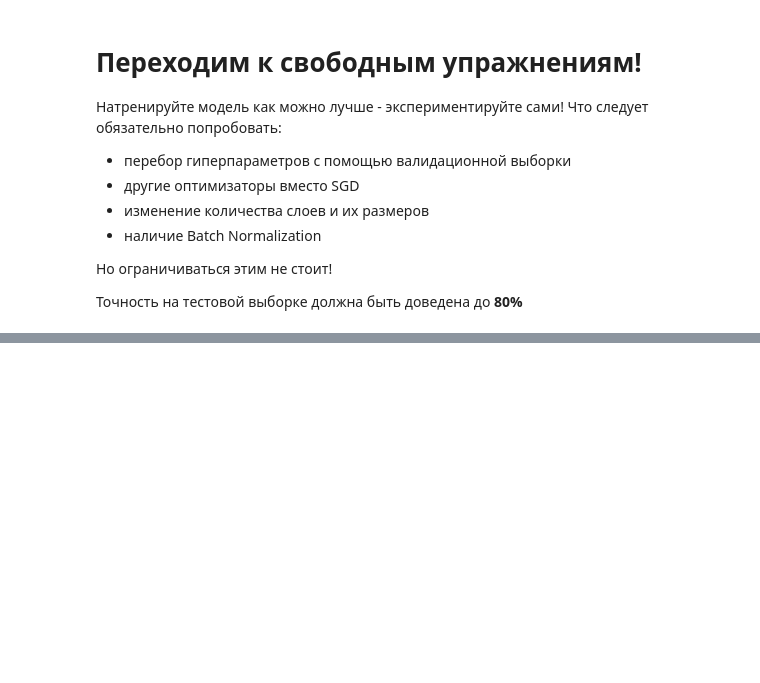
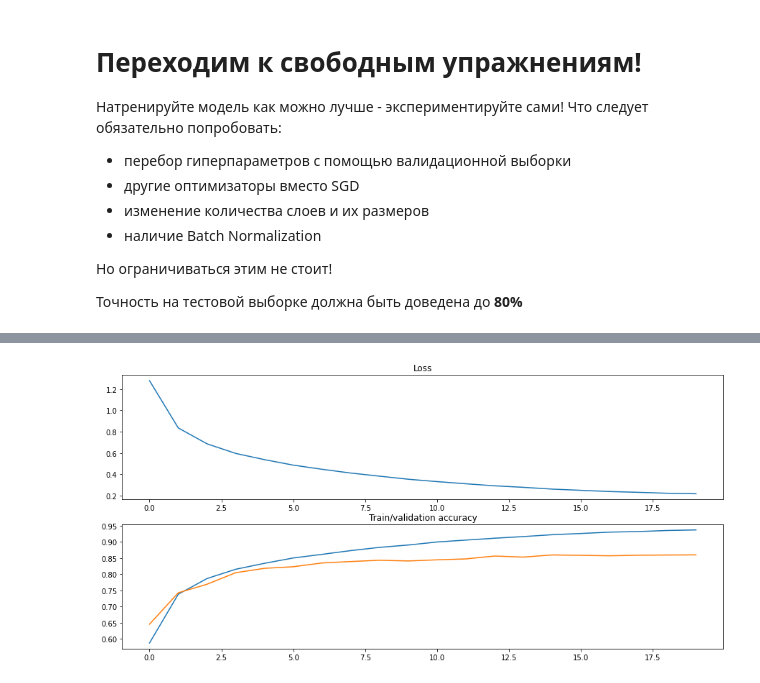
Before and after one commit to kononovarseniy/dlcourse_ai, a Jupyter notebook: assignments/assignment2/PyTorch.ipynb, the cells around one changed output, grey strips where cells are left out. Cells and saved outputs as stored; diff of their text form; code cells hidden in the pictures; blank space fills up the shorter version.

Commit message:
Task 2.2 improve accuracy

```diff
--- a/assignments/assignment2/PyTorch.ipynb
+++ b/assignments/assignment2/PyTorch.ipynb
@@ -498,0 +498,82 @@ Average loss: 0.387275, Train accuracy: 0.888749, Val accuracy: 0.857621
+# %%
+# Итак чтобы достигнуть точности >80% надо:
+# 1) Скопировать параметры из предыдущего задания
+# 2) Profit!
+# 3) Потратить уйму времени пытаясь сделать лучше
+from dataclasses import dataclass, fields
+import itertools
+
+
+@dataclass
+class HyperParameters:
+    lr: float
+    reg: float
+    lr_decay: float
+    batch_size: int
+    layer1: int
+    layer2: int
+
+
+def model_for_hp(hp):
+    nn_model = nn.Sequential(
+        Flattener(),
+
+        nn.Linear(3*32*32, hp.layer1),
+        nn.BatchNorm1d(hp.layer1),
+        nn.ReLU(inplace=True),
+
+        nn.Linear(hp.layer1, hp.layer2),
+        nn.BatchNorm1d(hp.layer2),
+        nn.ReLU(inplace=True),
+
+        nn.Linear(hp.layer2, 10),
+    )
+    nn_model.type(torch.FloatTensor)
+
+    loss = nn.CrossEntropyLoss().type(torch.FloatTensor)
+    optimizer = optim.Adam(nn_model.parameters(), lr=hp.lr, weight_decay=hp.reg)
+    scheduler = optim.lr_scheduler.StepLR(optimizer, 1, hp.lr_decay)
+    train_val_loaders = batched_train_val_loaders(data_train, hp.batch_size)
+    return train_model(nn_model, *train_val_loaders, loss, optimizer, 20, scheduler), nn_model
+
+
+lr_gen = LogHPGenerator(1e-3)#(1e-5, 1e-1)#1e-3
+reg_gen = LogHPGenerator(5e-7)#(1e-7, 1e-1) # 1e-6
+lr_decay_gen = LogHPGenerator(0.85) # (0.5, 1.0)->0.85
+batch_size_gen = IntGenerator(LogHPGenerator(32, 256)) # 128
+layer1_gen = IntGenerator(LogHPGenerator(448)) # (32, 512)->448 better than 256
+layer2_gen = IntGenerator(LogHPGenerator(256, 512)) # (32, 512)->448 better than 128
+
+hps = [
+    HyperParameters(
+        lr_gen.next(),
+        reg_gen.next(),
+        lr_decay_gen.next(),
+        batch_size_gen.next(),
+        layer1_gen.next(),
+        layer2_gen.next(),
+    )
+    for _ in range(5)
+]
+
+result = {f.name: {} for f in fields(HyperParameters)}
+best_accuracy = -1.0
+for hp in hps:
+    (loss_history, train_history, val_history), nn_model = model_for_hp(hp)
+    accuracy = val_history[-1]
+    for f in fields(HyperParameters):
+        result[f.name][getattr(hp, f.name)] = accuracy
+    if accuracy > best_accuracy:
+        best_loss_history, best_train_history, best_val_history, best_nn_model = loss_history, train_history, val_history, nn_model
+
+
+plt.figure(figsize=(15, 7))
+plt.legend()
+plt.subplot(211)
+plt.title("Loss")
+plt.plot(best_loss_history)
+plt.subplot(212)
+plt.title("Train/validation accuracy")
+plt.plot(best_train_history, label="Train")
+plt.plot(best_val_history, label="Val")
+# %% [output]
@@ -498,0 +600 @@ Average loss: 0.387275, Train accuracy: 0.888749, Val accuracy: 0.857621
+[figure, added]
```
Also changed, not shown: parts of 12 cells of this notebook.
